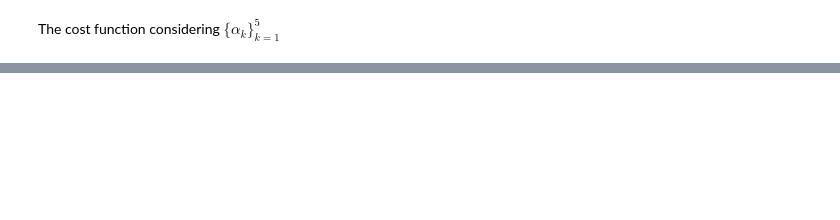
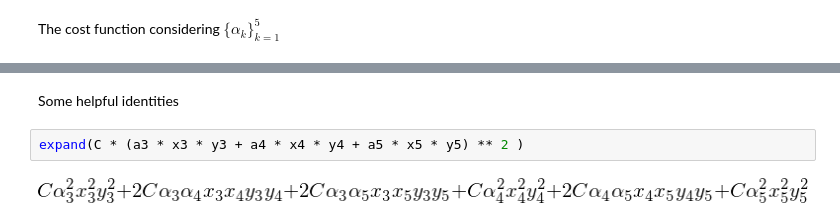
Before and after one commit to gerdm/machine_learning, a Jupyter notebook: implementations/svm/svm_notebook.ipynb, the cells around one changed output, grey strips where cells are left out. Drawn from its saved outputs; the diff is of its cells as text; blank space fills up the shorter version.

```diff
--- a/implementations/svm/svm_notebook.ipynb
+++ b/implementations/svm/svm_notebook.ipynb
@@ -112,0 +111,6 @@ factor(compute_dual(alpha, x, y), a2)
+# %% [markdown]
+Some helpful identities
+# %%
+expand(C * (a3 * x3 * y3 + a4 * x4 * y4 + a5 * x5 * y5) ** 2 )
+# %% [output]
+[figure, added]
```
Also changed, not shown: parts of 7 cells of this notebook.
